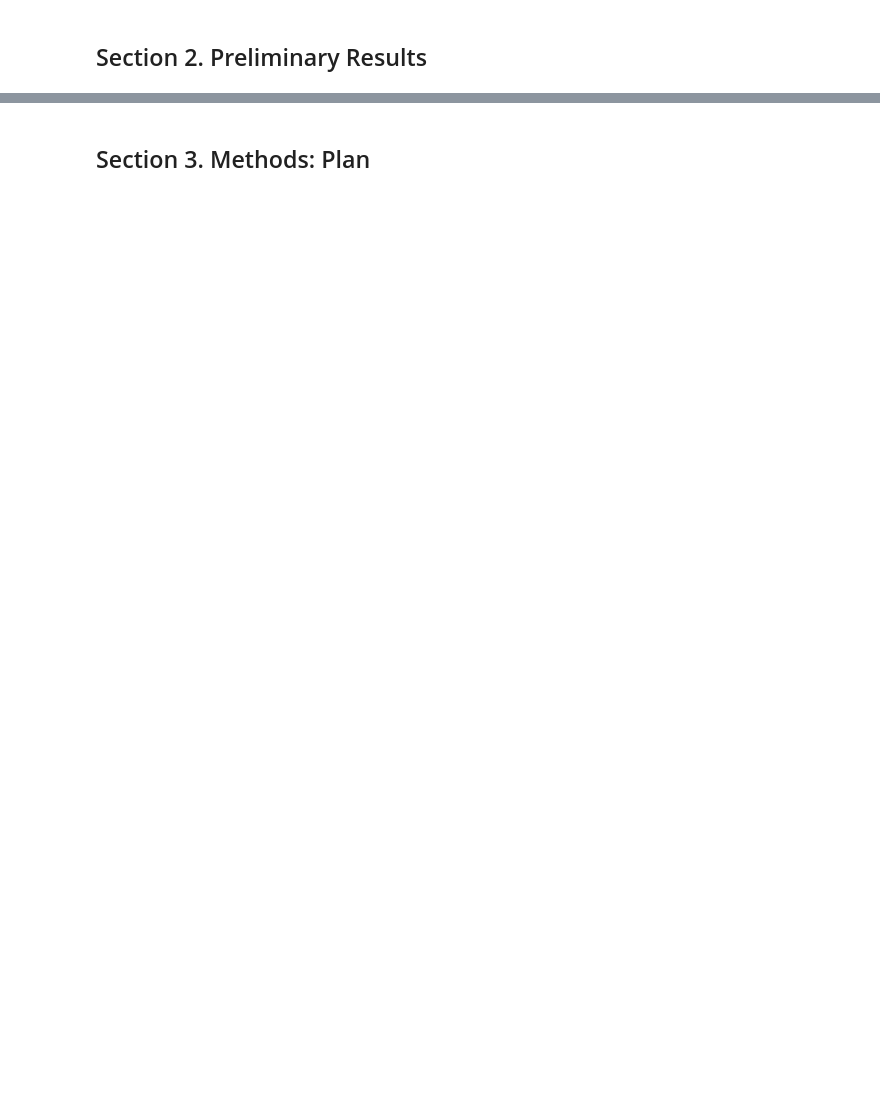
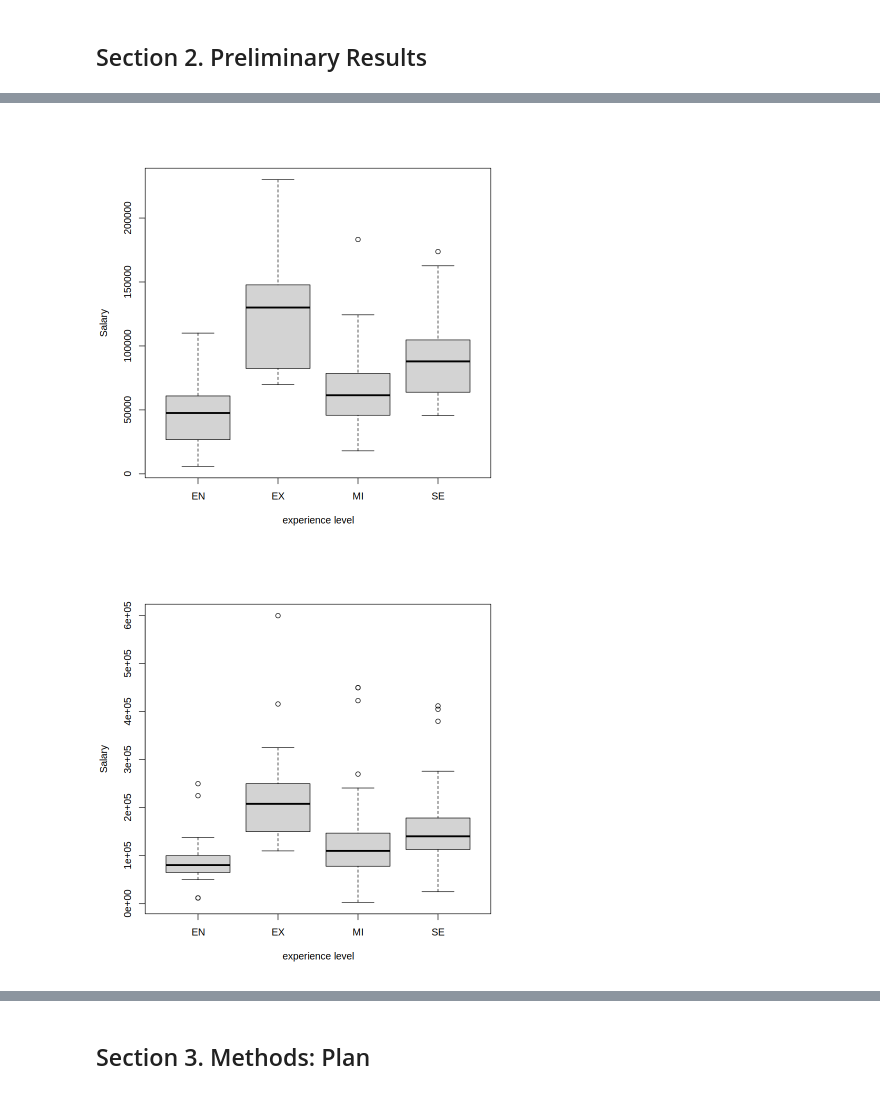
Before and after one commit to ScottCY/Hypothesis-Testing-New-York-City-Airbnb-booking-Prices, a Jupyter notebook: Proposal stat201.ipynb, the cells around one changed output, grey strips where cells are left out. Saved outputs shown, nothing was run; the diff lists cells and outputs as text; code cells hidden in the pictures; blank space fills up the shorter version.

```diff
--- a/Proposal stat201.ipynb
+++ b/Proposal stat201.ipynb
@@ -20,0 +42,18 @@ A data.frame: 6 × 16
+# %%
+# fliter out all rows belong to Europe and North America, save them to a new column called "location"
+
+ds_salary <- raw_salary %>%
+    filter(company_location %in% append(na, eur)) %>%
+    mutate(location = "North America")
+
+ds_salary$location[ds_salary$company_location %in% eur] <- "Europe"
+
+ds_salary$location <- as.factor(ds_salary$location)
+# %%
+boxplot(ds_salary$salary_in_usd[ds_salary$location == "Europe"]  ~ ds_salary$experience_level[ds_salary$location == "Europe"], xlab = "experience level",
+    ylab= "Salary")
+boxplot(ds_salary$salary_in_usd[ds_salary$location == "North America"]  ~ ds_salary$experience_level[ds_salary$location == "North America"], , xlab = "experience level",
+    ylab= "Salary")
+# %% [output]
+[figure, added]
+[figure, added]
```
Also changed, not shown: parts of 9 cells of this notebook.
